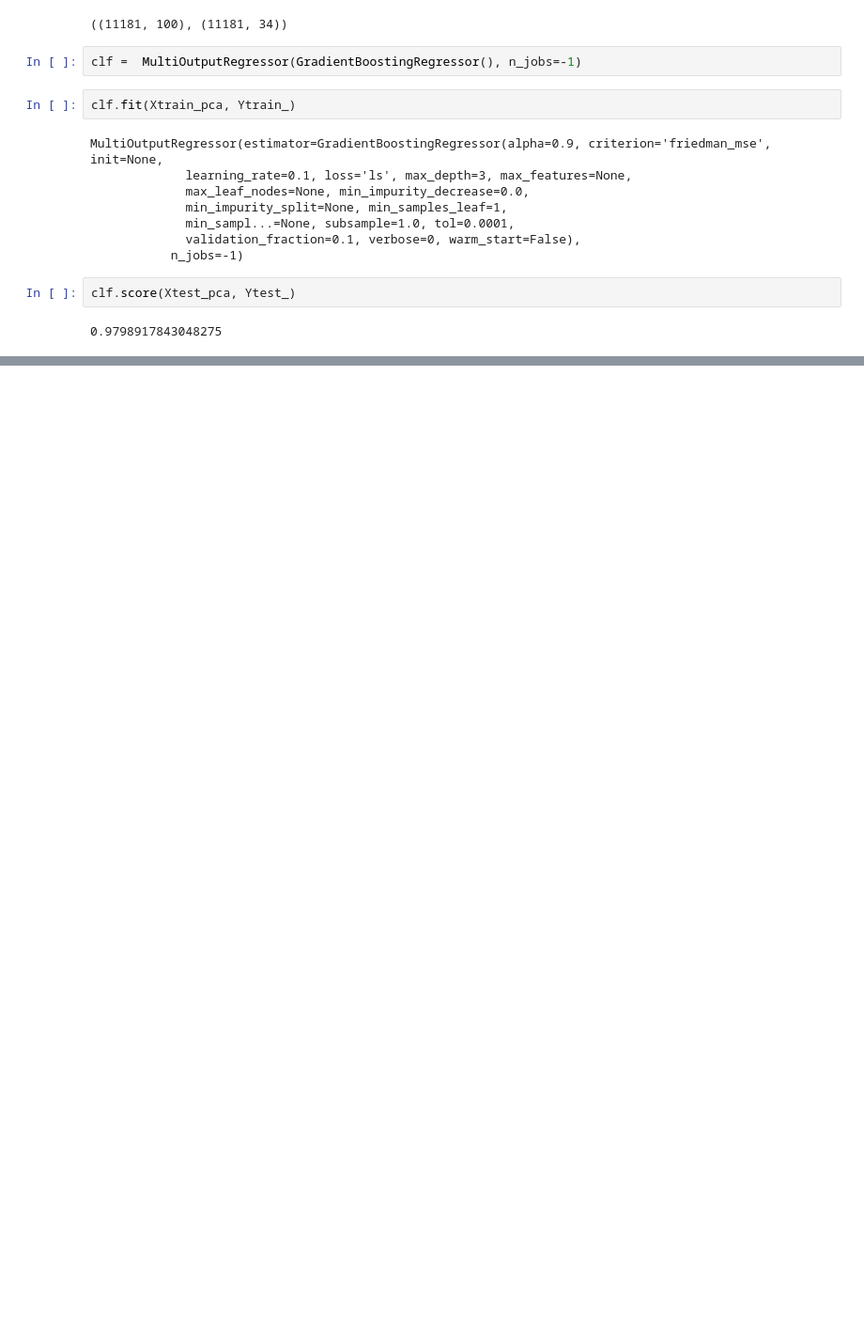
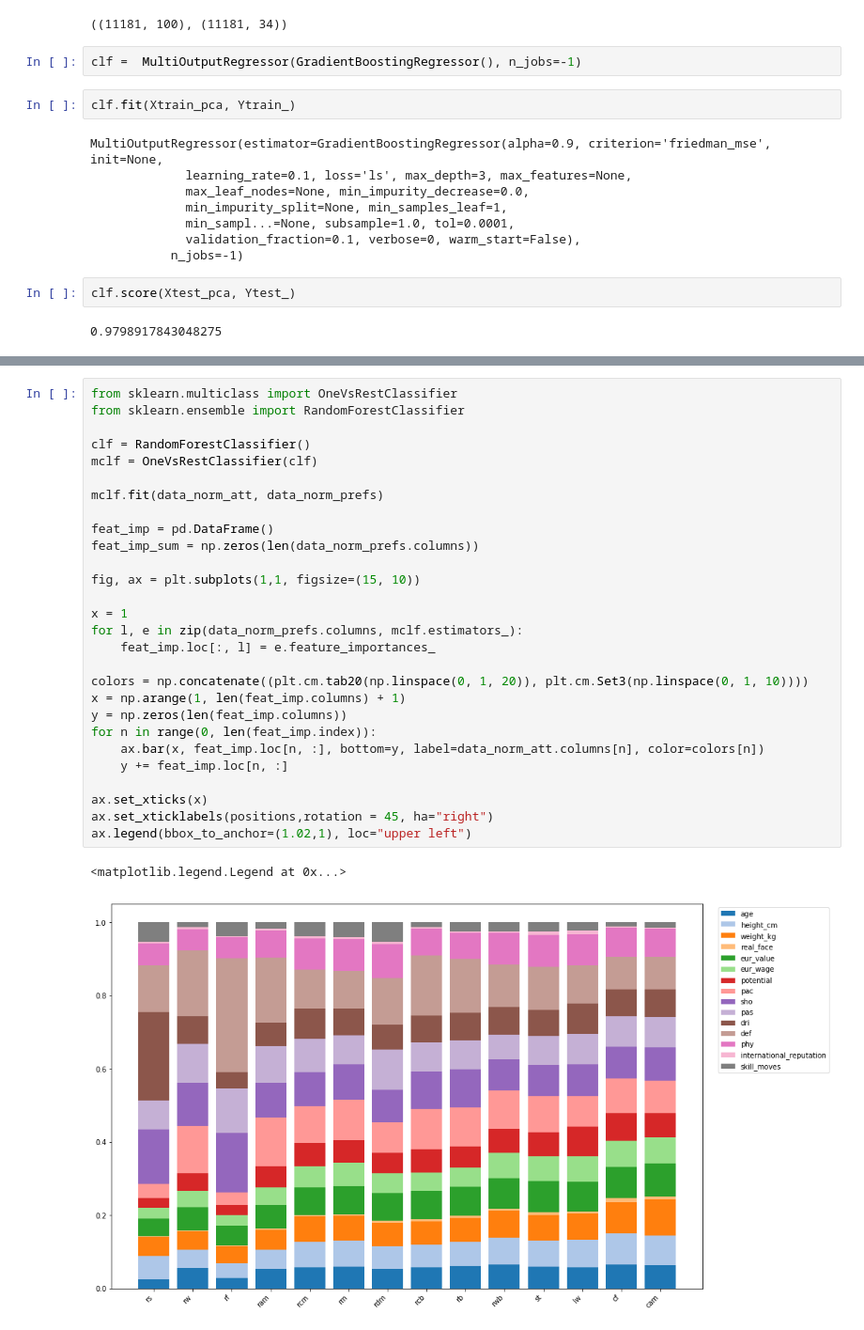
Before and after one commit to vibhavagarwal5/FIFA_Rating, a Jupyter notebook: fifa.ipynb, the cells around one changed output, grey strips where cells are left out. Shown at 94% size. Saved outputs shown, nothing was run; the diff lists cells and outputs as text; blank space fills up the shorter version.

Commit message:
Visualisation added

```diff
--- a/fifa.ipynb
+++ b/fifa.ipynb
@@ -398,0 +423,31 @@ clf.score(Xtest_pca, Ytest_)
+# %%
+from sklearn.multiclass import OneVsRestClassifier
+from sklearn.ensemble import RandomForestClassifier
+
+clf = RandomForestClassifier()
+mclf = OneVsRestClassifier(clf)
+
+mclf.fit(data_norm_att, data_norm_prefs)
+
+feat_imp = pd.DataFrame()
+feat_imp_sum = np.zeros(len(data_norm_prefs.columns))
+
+fig, ax = plt.subplots(1,1, figsize=(15, 10))
+
+x = 1
+for l, e in zip(data_norm_prefs.columns, mclf.estimators_):
+    feat_imp.loc[:, l] = e.feature_importances_
+
+colors = np.concatenate((plt.cm.tab20(np.linspace(0, 1, 20)), plt.cm.Set3(np.linspace(0, 1, 10))))
+x = np.arange(1, len(feat_imp.columns) + 1)
+y = np.zeros(len(feat_imp.columns))
+for n in range(0, len(feat_imp.index)):
+    ax.bar(x, feat_imp.loc[n, :], bottom=y, label=data_norm_att.columns[n], color=colors[n])
+    y += feat_imp.loc[n, :]
+
+ax.set_xticks(x)
+ax.set_xticklabels(positions,rotation = 45, ha="right")
+ax.legend(bbox_to_anchor=(1.02,1), loc="upper left")
+# %% [output]
+<matplotlib.legend.Legend at 0x...>
+[figure, added]
```
Also changed, not shown: parts of 4 cells of this notebook.
